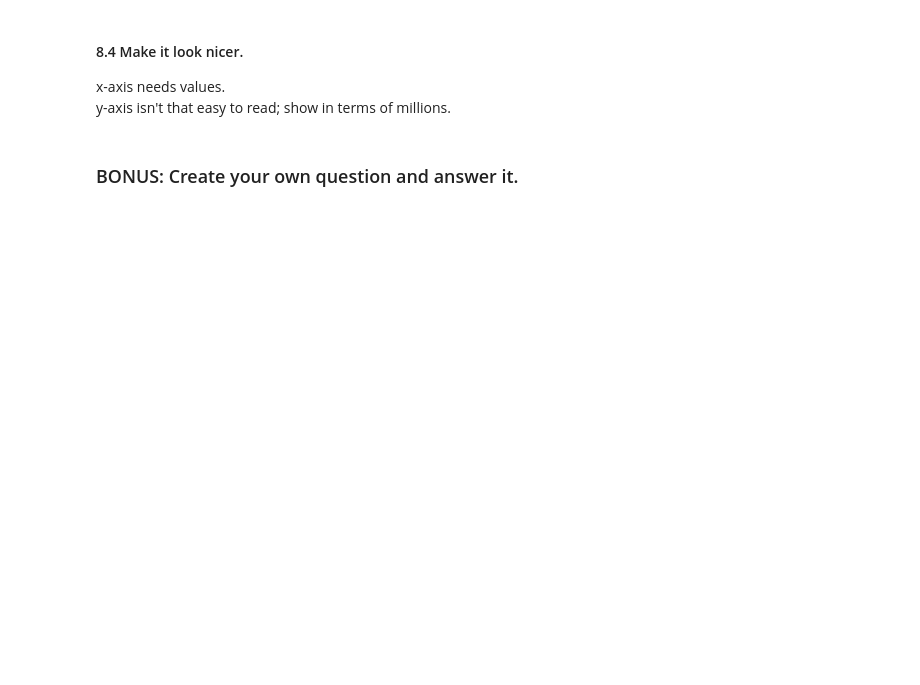
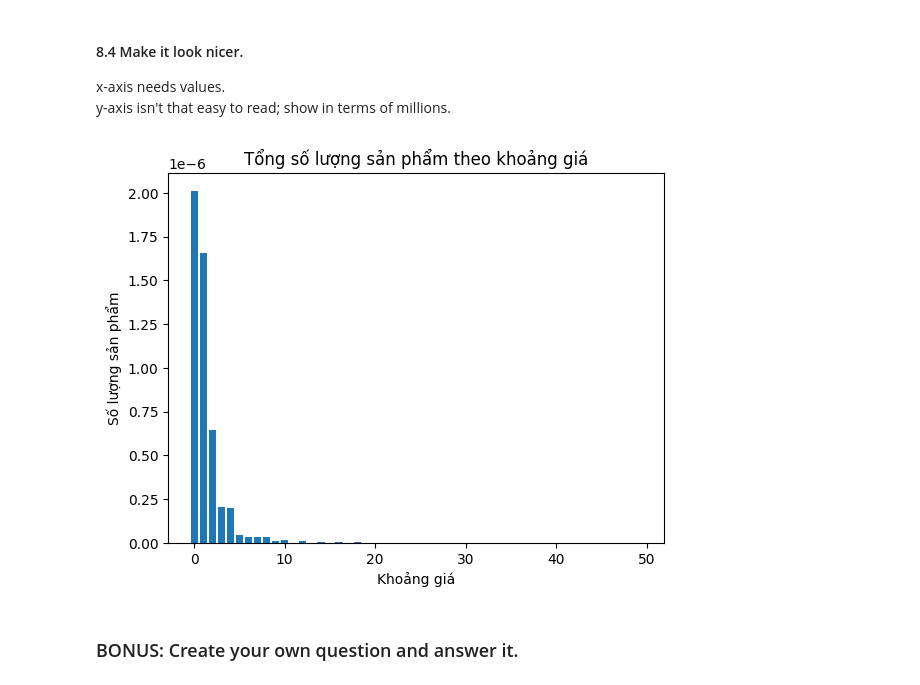
Before and after one commit to macvanthanh123/laptrinhai, a Jupyter notebook: bai_tap_bu_W8-9/07_Visualization/Online_Retail/72.ipynb, the cells around one changed output. Cells and saved outputs as stored; diff of their text form; code cells hidden in the pictures; blank space fills up the shorter version.

```diff
--- a/bai_tap_bu_W8-9/07_Visualization/Online_Retail/72.ipynb
+++ b/bai_tap_bu_W8-9/07_Visualization/Online_Retail/72.ipynb
@@ -157,5 +292,15 @@ That is what we are going to do now.
 #### 8.4 Make it look nicer.
 x-axis needs values.
 y-axis isn't that easy to read; show in terms of millions.
+# %%
+df6['Quantity'] = df6['Quantity'].values / 1000000
+
+plt.bar(df6.index, df6['Quantity'])
+plt.title('Tổng số lượng sản phẩm theo khoảng giá')
+plt.xlabel('Khoảng giá')
+plt.ylabel('Số lượng sản phẩm')
+plt.show()
+# %% [output]
+[figure, added]
 # %% [markdown]
 ### BONUS: Create your own question and answer it.
```
Also changed, not shown: parts of 14 cells of this notebook.
